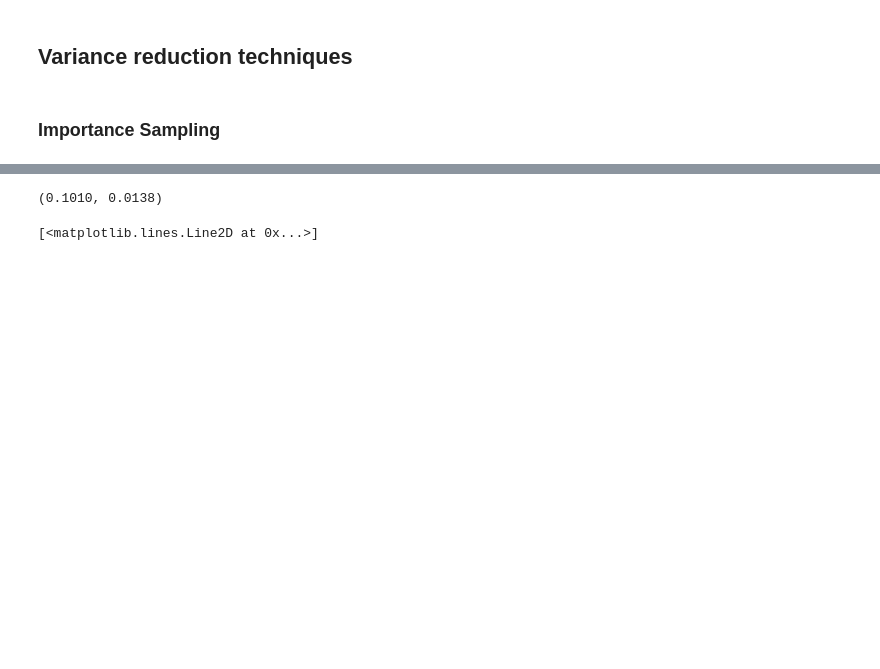
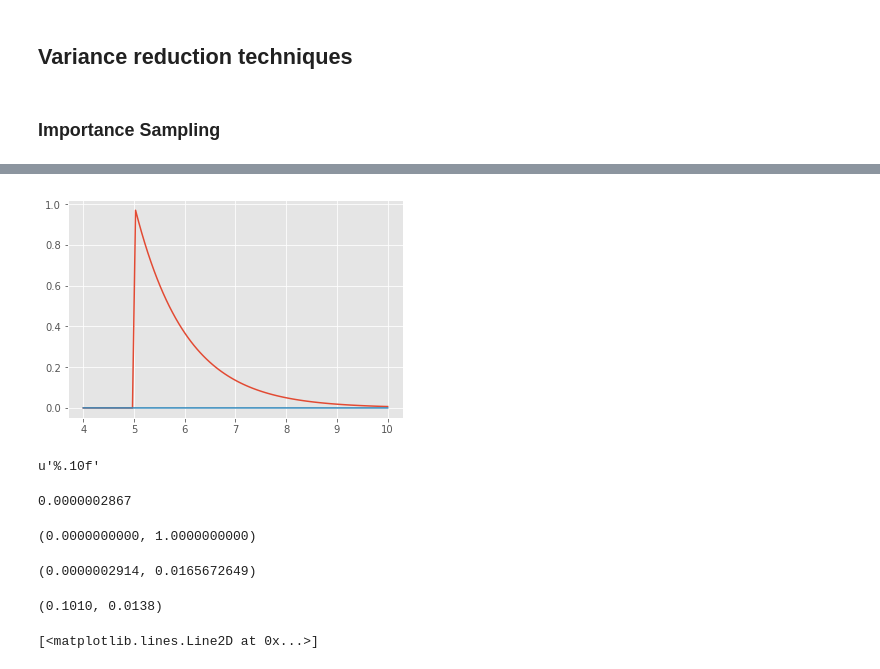
Before and after one commit to yunfei86/lab, a Jupyter notebook: Monte Carlo.ipynb, the cells around one changed output, grey strips where cells are left out. Cells and saved outputs as stored; diff of their text form; code cells hidden in the pictures; blank space fills up the shorter version.

```diff
--- a/Monte Carlo.ipynb
+++ b/Monte Carlo.ipynb
@@ -345,2 +369,17 @@ h_cv, np.abs(h_cv - h_true)/h_true
+# %%
+x = np.linspace(4, 10, 100)
+plt.plot(x, stats.expon(5).pdf(x))
+plt.plot(x, stats.norm().pdf(x));
+# %% [output]
+[figure, added]
 # %%
 #converge slow due to low percentage of data will fall into the range
+# %%
+#expected value
+%precision 10
+
+h_true =1 - stats.norm().cdf(5)
+h_true
+# %% [output]
+u'%.10f'
+0.0000002867
@@ -347,3 +388,23 @@ h_cv, np.abs(h_cv - h_true)/h_true
+# %%
+#Using direct Monte Carlo integration
+
+n = 10000
+y = stats.norm().rvs(n)
+h_mc = 1.0/n * np.sum(y > 5)
+# estimate and relative error
+h_mc, np.abs(h_mc - h_true)/h_true
+# %% [output]
+(0.0000000000, 1.0000000000)
+# %%
+#Using importance sampling
+
+n = 10000
+y = stats.expon(loc=5).rvs(n)
+h_is = 1.0/n * np.sum(stats.norm().pdf(y)/stats.expon(loc=5).pdf(y))
+# estimate and relative error
+h_is, np.abs(h_is- h_true)/h_true
+# %% [output]
+(0.0000002914, 0.0165672649)
 # %%
 #play
 
```
Also changed, not shown: parts of 38 cells of this notebook.
